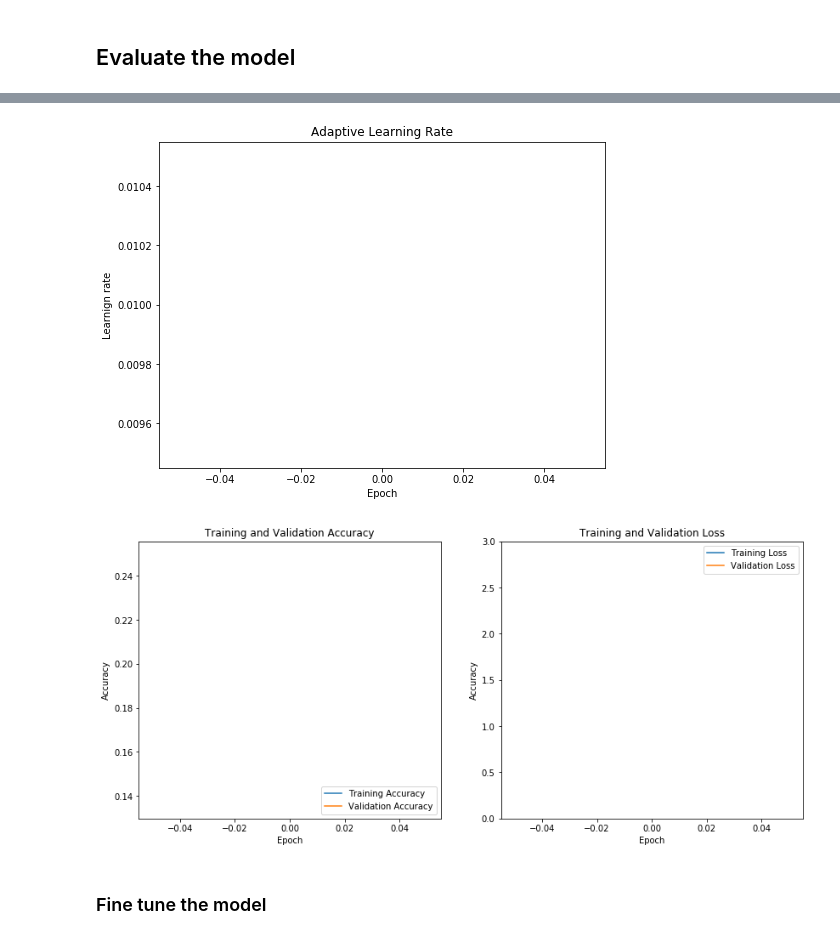
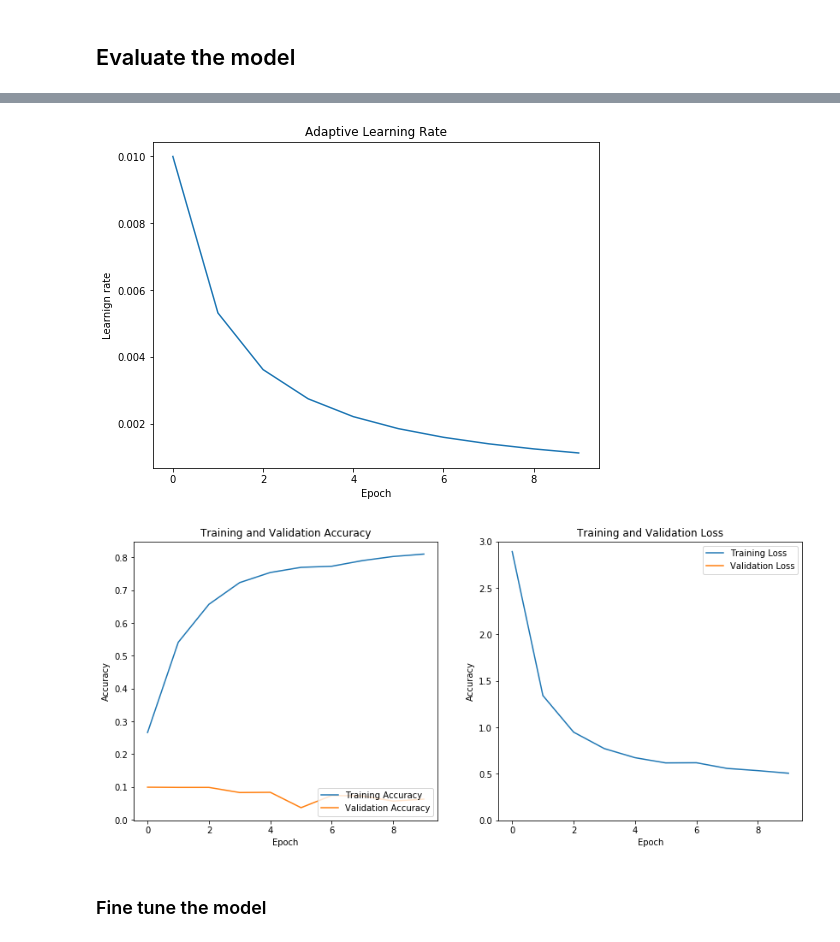
Before and after one commit to henriklg/teacher-student-framework, a Jupyter notebook: code/hyper-kvasir/noisy_studnet.ipynb, the cells around one changed output, grey strips where cells are left out. Drawn from its saved outputs; the diff is of its cells as text; code cells hidden in the pictures.

Commit message:
fixed fine-tuning training params and added iterative prediction on unlabeled ds

```diff
--- a/code/hyper-kvasir/noisy_studnet.ipynb
+++ b/code/hyper-kvasir/noisy_studnet.ipynb
@@ -28,8 +28,7 @@ from data_prep import create_dataset, print_class_info, show_image
 # %% [markdown]
 Some parameters
 # %%
-# data_dir = pathlib.Path('/mnt/sdb/hyper-kvasir/labeled/')
-data_dir = pathlib.Path('/home/henriklg/master-thesis/data/kvasir-dataset-v2/')
+data_dir = pathlib.Path('/mnt/sdb/hyper-kvasir/labeled/')
 
 config = {
     "data_dir": data_dir,
@@ -38,9 +37,9 @@ config = {
     "ds_info": 'complete',
     "resample": False,
     "neg_class": ['normal-cecum'],
-    "num_epochs": 40,
+    "num_epochs": 10,
     "batch_size": 128,
-    "img_shape": (32, 32, 3),
+    "img_shape": (64, 64, 3),
     "outcast": None,
     "optimizer": 'Adam',
     "final_activation": 'softmax',
@@ -53,9 +52,8 @@ config = {
 model_name = '{}x{}x{}_{}_{}'.format(config["num_epochs"], config["batch_size"],
                                      config["img_shape"][1], config["ds_info"], config["model"])
 
-learning_rate = config["learning_rate"]
-fine_tune_at = 130
-fine_tune_epochs = 20
+fine_tune_from = 130
+fine_tune_epochs = 10
 early_stopping_patience = config["early_stopping_patience"]
 # %% [markdown]
 Create training, testing and validation dataset from utils/data_prep.py.
@@ -119,9 +117,9 @@ resnet50_model.add(Dense(params["num_classes"], activation=config["final_activat
 
 
 if config['optimizer'] == 'Adam':
-    opt = tf.keras.optimizers.Adam(learning_rate=learning_rate)
+    opt = tf.keras.optimizers.Adam(learning_rate=config["learning_rate"])
 elif config['optimizer'] == 'SGD':
-    opt = tf.keras.optimizers.SGD(learning_rate=learning_rate)
+    opt = tf.keras.optimizers.SGD(learning_rate=config["learning_rate"])
 
 resnet50_model.compile(
     optimizer=opt,
@@ -138,7 +136,7 @@ tf.keras.utils.plot_model(resnet50_model, 'models/{}.png'.format(model_name), sh
 ### Callbacks
 # %%
 # By using LearnignRateScheduler
-initial_learning_rate = learning_rate
+initial_learning_rate = config["learning_rate"]
 decay_steps = params["train_size"] // config["batch_size"]
 batch_size = config['batch_size']
 decay_rate = config['decay_rate']
@@ -164,7 +162,7 @@ callbacks = [tensorboard_cb, lr_schedule_cb]
 
 # Write config dictionary to text file
 f = open(log_dir+"/config.txt","w")
-f.write( str(config) )
+f.write(str(config))
 f.close()
 # %% [markdown]
 ### Train the model
@@ -208,20 +221,22 @@ f.close()
 # %%
 acc = history.history['sparse_categorical_accuracy']
 val_acc = history.history['val_sparse_categorical_accuracy']
+
 loss = history.history['loss']
 val_loss = history.history['val_loss']
 
+lr = history.history['lr']
 epochs_range = range(history.epoch[-1]+1)
 # %%
 # Plot the learning rate
 plt.figure(figsize=(8, 6))
-plt.plot(epochs_range, history.history['lr'], label='Learning Rate')
+plt.plot(epochs_range, lr, label='Learning Rate')
 plt.xlabel('Epoch')
 plt.ylabel('Learnign rate')
 plt.savefig(log_dir+'/learning_rate.png')
 plt.title('Adaptive Learning Rate');
 # %% [output]
-[figure, old version]
+[figure, new version]
 # %%
 # Plot train-val accuracy and loss
 plt.figure(figsize=(14, 6))
@@ -248,6 +263,6 @@ plt.title('Training and Validation Loss')
 plt.savefig(log_dir+'/accuracy_and_loss.png')
 plt.show()
 # %% [output]
-[figure, old version]
+[figure, new version]
 # %% [markdown]
 ### Fine tune the model
```
Also changed, not shown: parts of 23 cells of this notebook.
